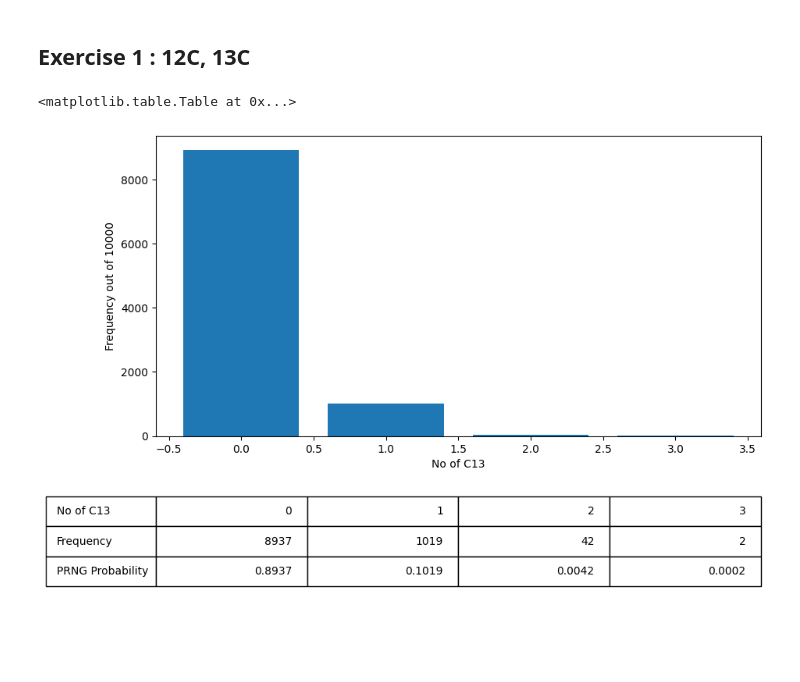
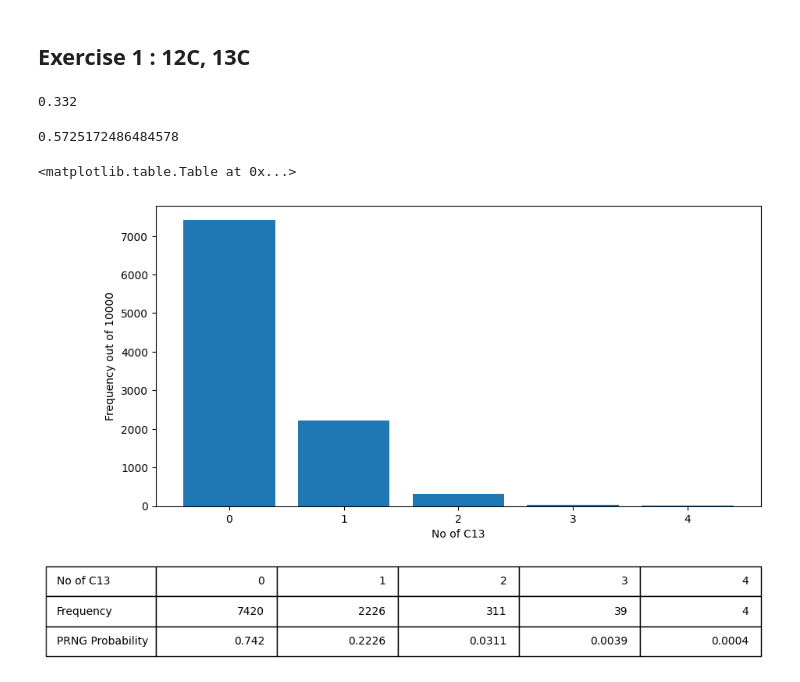
Before and after one commit to SPS-SP2273/learning-portfolio-YasmeenTan, a Jupyter notebook: random numbers/random_numbers_(need).ipynb, the cells around one changed output. Drawn from its saved outputs; the diff is of its cells as text; code cells hidden in the pictures; blank space fills up the shorter version.

Commit message:
random numbers (good) - incomplete

```diff
--- a/random numbers/random_numbers_(need).ipynb
+++ b/random numbers/random_numbers_(need).ipynb
@@ -217,18 +206,43 @@ for i in range (1000):
-# %%
-no_of_repeats = 10_000
-result = [isotopes(no_of_carbons=10) for _ in range(no_of_repeats)]
-no_of_C13, C13_counts = np.unique(result, return_counts=True)
-
-C13_probability = C13_counts/no_of_repeats
-
-plt.rcParams['figure.figsize'] = (10,5)
-plt.bar(no_of_C13, C13_counts);
-plt.xlabel('No of C13')
-plt.ylabel(f'Frequency out of {no_of_repeats}')
-plt.table([no_of_C13, C13_counts, C13_probability],
-          rowLabels=['No of C13', 'Frequency', 'PRNG Probability'],
-          loc='bottom',
-          bbox=[0, -0.5, 1, 0.3])
-# %% [output]
-<matplotlib.table.Table at 0x...>
-[figure, removed]
+# %%
+no_of_carbons = 27
+def isotopes (no_of_carbons = 27, probability=.9889):
+
+    results = np.random.rand(no_of_carbons)
+    no_of_C13 = np.sum(results > probability)
+    return no_of_C13
+x=[]
+for i in range (1000):
+    y = isotopes()
+    x.append(y)
+x
+
+def mean (x):
+    return sum(x)/len(x)
+mean(x)
+# %% [output]
+0.332
+# %%
+np.std(x)
+# %% [output]
+0.5725172486484578
+# %%
+no_of_repeats = 10_000
+result = [isotopes(no_of_carbons=27) for _ in range(no_of_repeats)]
+no_of_C13, C13_counts = np.unique(result, return_counts=True)
+
+C13_probability = C13_counts/no_of_repeats
+
+plt.rcParams['figure.figsize'] = (10,5)
+plt.bar(no_of_C13, C13_counts);
+plt.xlabel('No of C13')
+plt.ylabel(f'Frequency out of {no_of_repeats}')
+plt.table([no_of_C13, C13_counts, C13_probability],
+          rowLabels=['No of C13', 'Frequency', 'PRNG Probability'],
+          loc='bottom',
+          bbox=[0, -0.5, 1, 0.3])
+
+
+# probability that a cholesterol molecule has no atoms of 13C is 0.742
+# %% [output]
+<matplotlib.table.Table at 0x...>
+[figure, added]
```
Also changed, not shown: parts of 31 cells of this notebook.
